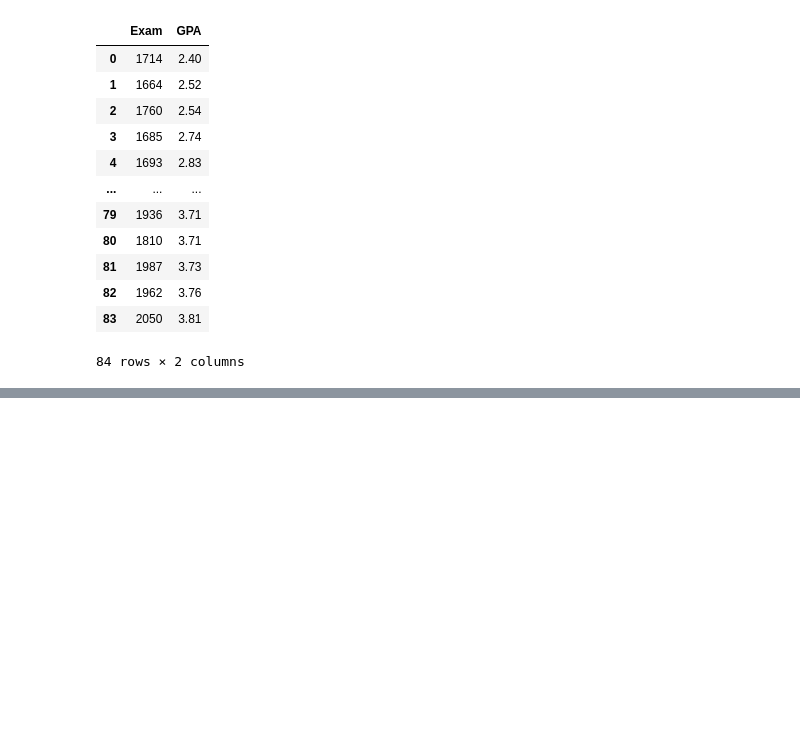
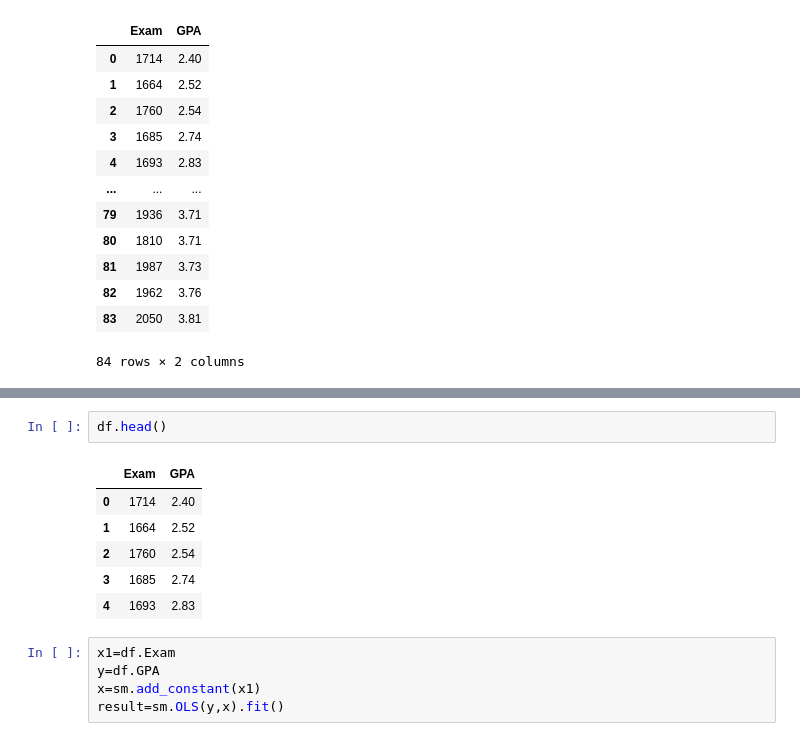
Before and after one commit to Saravanan-20G/Dataset1_Practice, a Jupyter notebook: Dataset_slr.ipynb, the cells around one changed output, grey strips where cells are left out. Saved outputs shown, nothing was run; the diff lists cells and outputs as text; blank space fills up the shorter version.

```diff
--- a/Dataset_slr.ipynb
+++ b/Dataset_slr.ipynb
@@ -29,0 +154,14 @@ Continuous column - Exam,GPA
+# %%
+df.head()
+# %% [output]
+|  | Exam | GPA |
+| 0 | 1714 | 2.40 |
+| 1 | 1664 | 2.52 |
+| 2 | 1760 | 2.54 |
+| 3 | 1685 | 2.74 |
+| 4 | 1693 | 2.83 |
+# %%
+x1=df.Exam
+y=df.GPA
+x=sm.add_constant(x1)
+result=sm.OLS(y,x).fit()
```
Also changed, not shown: parts of 19 cells of this notebook.
